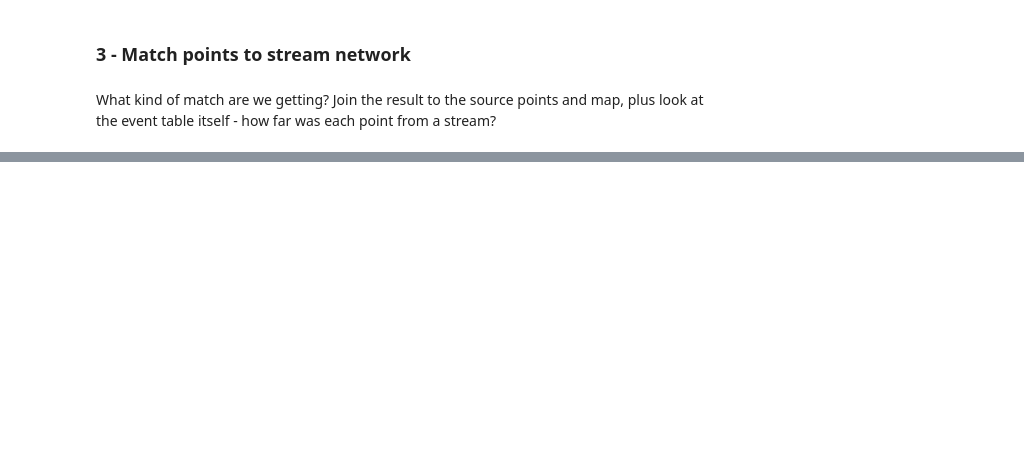
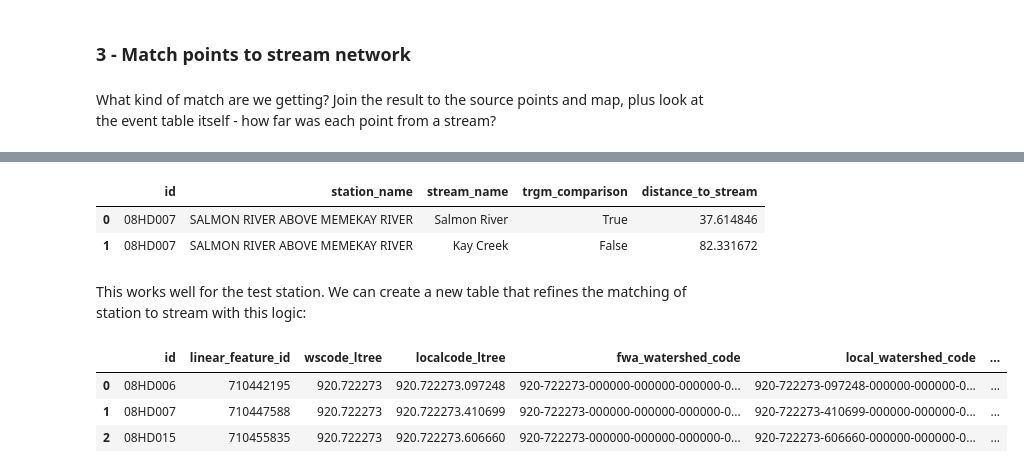
Before and after one commit to smnorris/fwakit, a Jupyter notebook: examples/01_example_linear_referencing.ipynb, the cells around one changed output, grey strips where cells are left out. Cells and saved outputs as stored; diff of their text form; code cells hidden in the pictures; blank space fills up the shorter version.

```diff
--- a/examples/01_example_linear_referencing.ipynb
+++ b/examples/01_example_linear_referencing.ipynb
@@ -170,0 +162,50 @@ mplleaflet.display(tiles='esri_worldtopo')
+# %%
+db.execute('CREATE EXTENSION IF NOT EXISTS pg_trgm')
+
+sql = """WITH multi_matched AS
+          (
+          SELECT id, count(*)
+          FROM hydrostn_streams
+          GROUP BY id
+          HAVING count(*) > 1
+          )
+
+         SELECT
+          m.id,
+          p.name as station_name,
+          s.gnis_name as stream_name,
+          s.gnis_name %% p.name as trgm_comparison,
+          e.distance_to_stream
+        FROM multi_matched m
+        INNER JOIN hydrostn p ON m.id = p.id
+        INNER JOIN hydrostn_streams e ON p.id = e.id
+        INNER JOIN whse_basemapping.fwa_stream_networks_sp s
+        ON e.linear_feature_id = s.linear_feature_id"""
+df = pd.read_sql(sql, db.engine)
+df
+# %% [output]
+|  | id | station_name | stream_name | trgm_comparison | distance_to_stream |
+| 0 | 08HD007 | SALMON RIVER ABOVE MEMEKAY RIVER | Salmon River | True | 37.614846 |
+| 1 | 08HD007 | SALMON RIVER ABOVE MEMEKAY RIVER | Kay Creek | False | 82.331672 |
+# %% [markdown]
+This works well for the test station. We can create a new table that refines the matching of station to stream with this logic:
+# %%
+sql = """CREATE TABLE hydrostn_referenced AS
+         SELECT
+          a.*,
+          p.name as station_name,
+          str.gnis_name as stream_name
+        FROM hydrostn_streams a
+        INNER JOIN hydrostn p ON a.id = p.id
+        INNER JOIN whse_basemapping.fwa_stream_networks_sp str
+        ON a.linear_feature_id = str.linear_feature_id
+        WHERE str.gnis_name %% p.name
+      """
+db.execute(sql)
+df = pd.read_sql('SELECT * FROM hydrostn_referenced', db.engine)
+df
+# %% [output]
+|  | id | linear_feature_id | wscode_ltree | localcode_ltree | fwa_watershed_code | local_watershed_code | ... |
+| 0 | 08HD006 | 710442195 | 920.722273 | 920.722273.097248 | 920-722273-000000-000000-000000-0... | 920-722273-097248-000000-000000-0... | ... |
+| 1 | 08HD007 | 710447588 | 920.722273 | 920.722273.410699 | 920-722273-000000-000000-000000-0... | 920-722273-410699-000000-000000-0... | ... |
+| 2 | 08HD015 | 710455835 | 920.722273 | 920.722273.606660 | 920-722273-000000-000000-000000-0... | 920-722273-606660-000000-000000-0... | ... |
```
Also changed, not shown: parts of 14 cells of this notebook.
